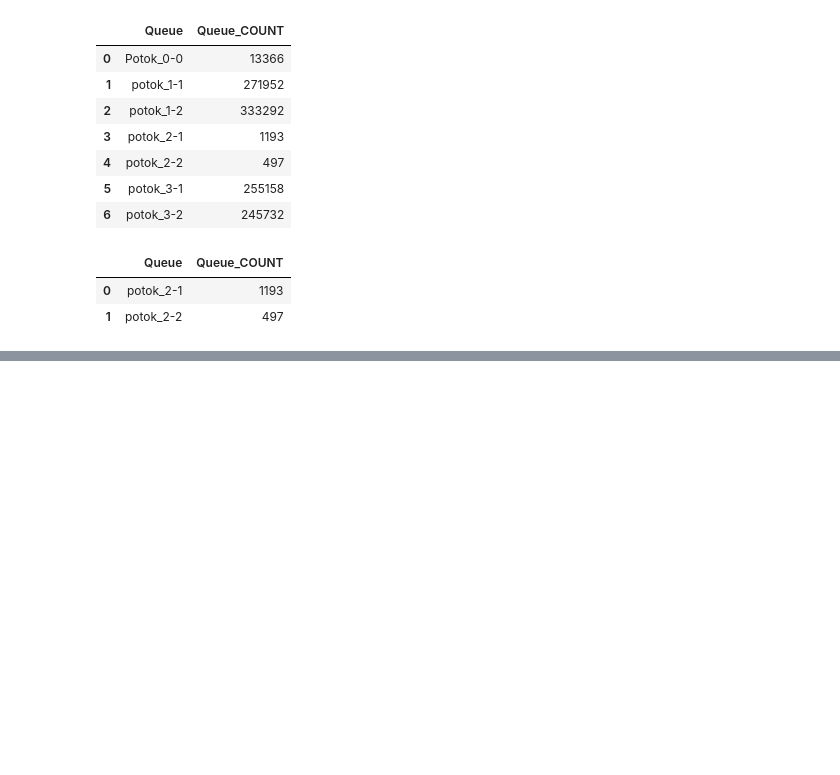
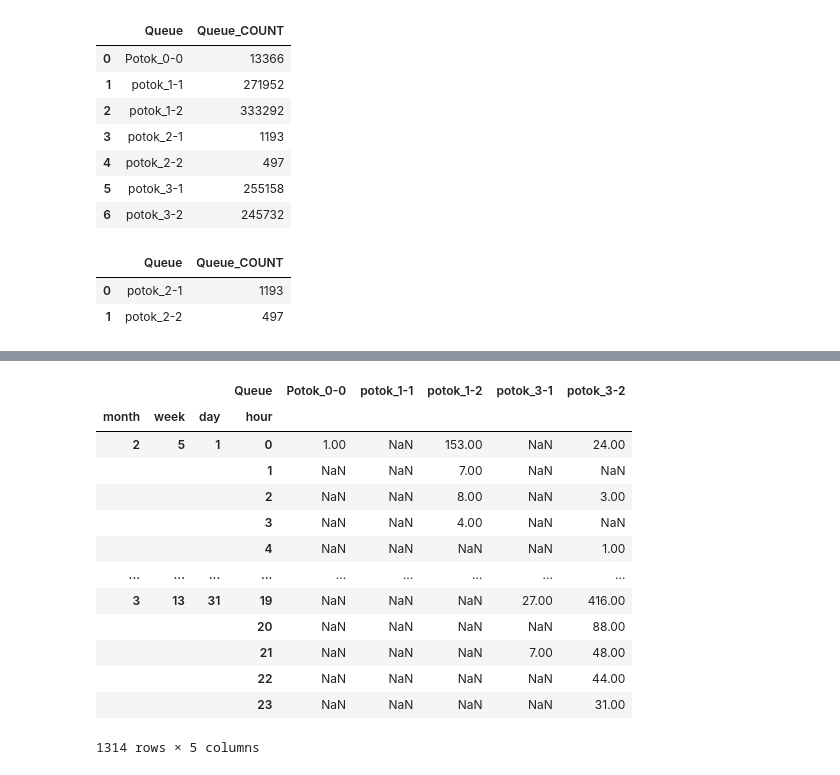
Before and after one commit to KonuTech/yet-another-analysis, a Jupyter notebook: data_quering.ipynb, the cells around one changed output, grey strips where cells are left out. Drawn from its saved outputs; the diff is of its cells as text; code cells hidden in the pictures; blank space fills up the shorter version.

```diff
--- a/data_quering.ipynb
+++ b/data_quering.ipynb
@@ -1133,0 +1048,23 @@ select_20
+# %%
+select_21 = pd.read_sql(
+"""
+SELECT
+    Queue,
+    month,
+    week,
+    day,
+    hour,
+    COUNT(ID_Process) AS ID_Process_Count
+FROM
+    data
+WHERE
+    Queue NOT IN ('potok_2-1', 'potok_2-2')
+GROUP BY
+    Queue,
+    month,
+    week,
+    day,
+    hour
+""",
+conn
+)
@@ -1133,0 +1087,19 @@ select_20
+# %%
+df_wide = select_21.pivot(index=['month','week','day', 'hour'], columns='Queue', values='COUNT(ID_Process)')
+# %%
+df_wide
+# %% [output]
+|  |  |  | Queue | Potok_0-0 | potok_1-1 | potok_1-2 | potok_3-1 | potok_3-2 |
+| month | week | day | hour |  |  |  |  |  |
+| 2 | 5 | 1 | 0 | 1.00 | NaN | 153.00 | NaN | 24.00 |
+|  |  |  | 1 | NaN | NaN | 7.00 | NaN | NaN |
+|  |  |  | 2 | NaN | NaN | 8.00 | NaN | 3.00 |
+|  |  |  | 3 | NaN | NaN | 4.00 | NaN | NaN |
+|  |  |  | 4 | NaN | NaN | NaN | NaN | 1.00 |
+| ... | ... | ... | ... | ... | ... | ... | ... | ... |
+| 3 | 13 | 31 | 19 | NaN | NaN | NaN | 27.00 | 416.00 |
+|  |  |  | 20 | NaN | NaN | NaN | NaN | 88.00 |
+|  |  |  | 21 | NaN | NaN | NaN | 7.00 | 48.00 |
+|  |  |  | 22 | NaN | NaN | NaN | NaN | 44.00 |
+|  |  |  | 23 | NaN | NaN | NaN | NaN | 31.00 |
+1314 rows × 5 columns
```
Also changed, not shown: parts of 33 cells of this notebook, 2 other files.
